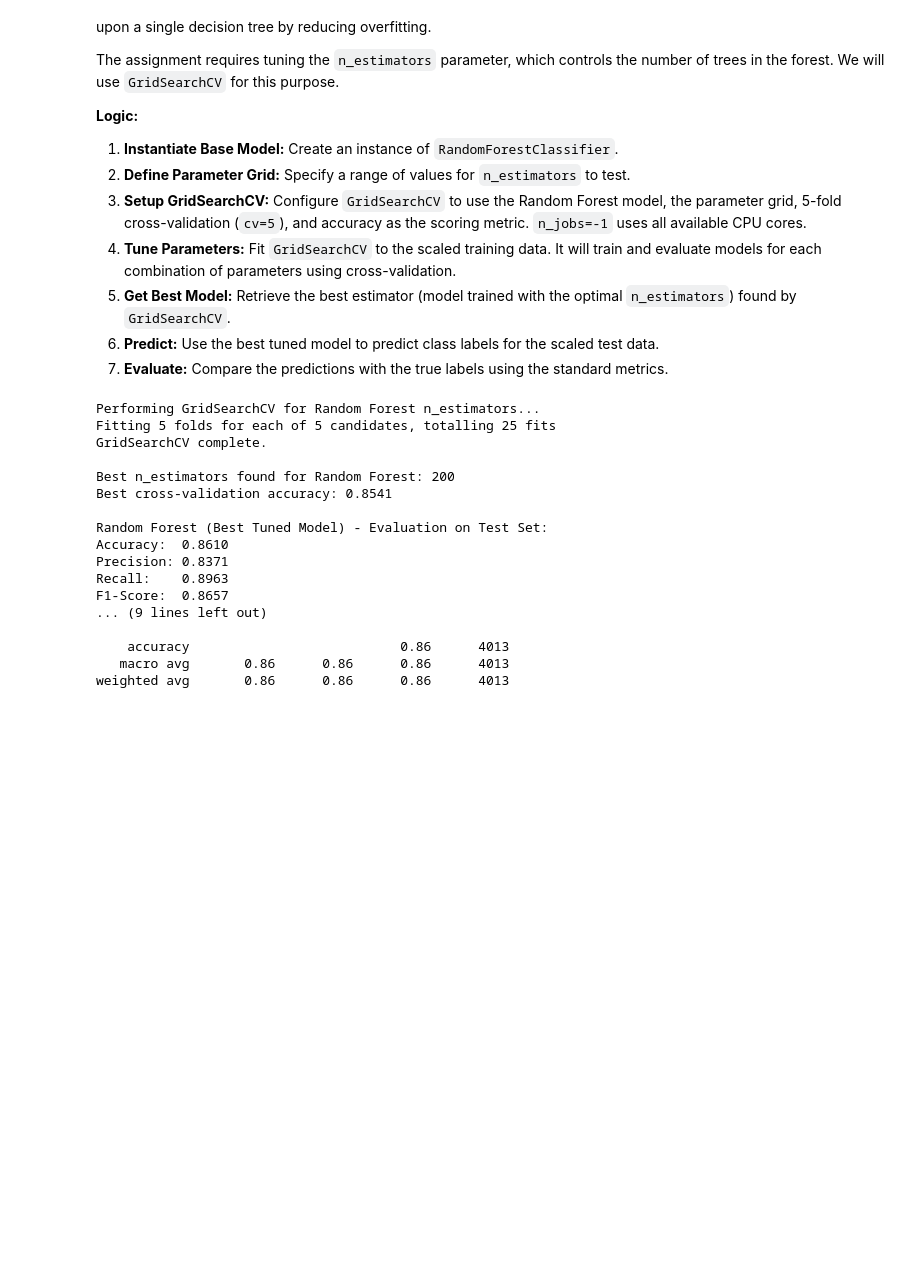
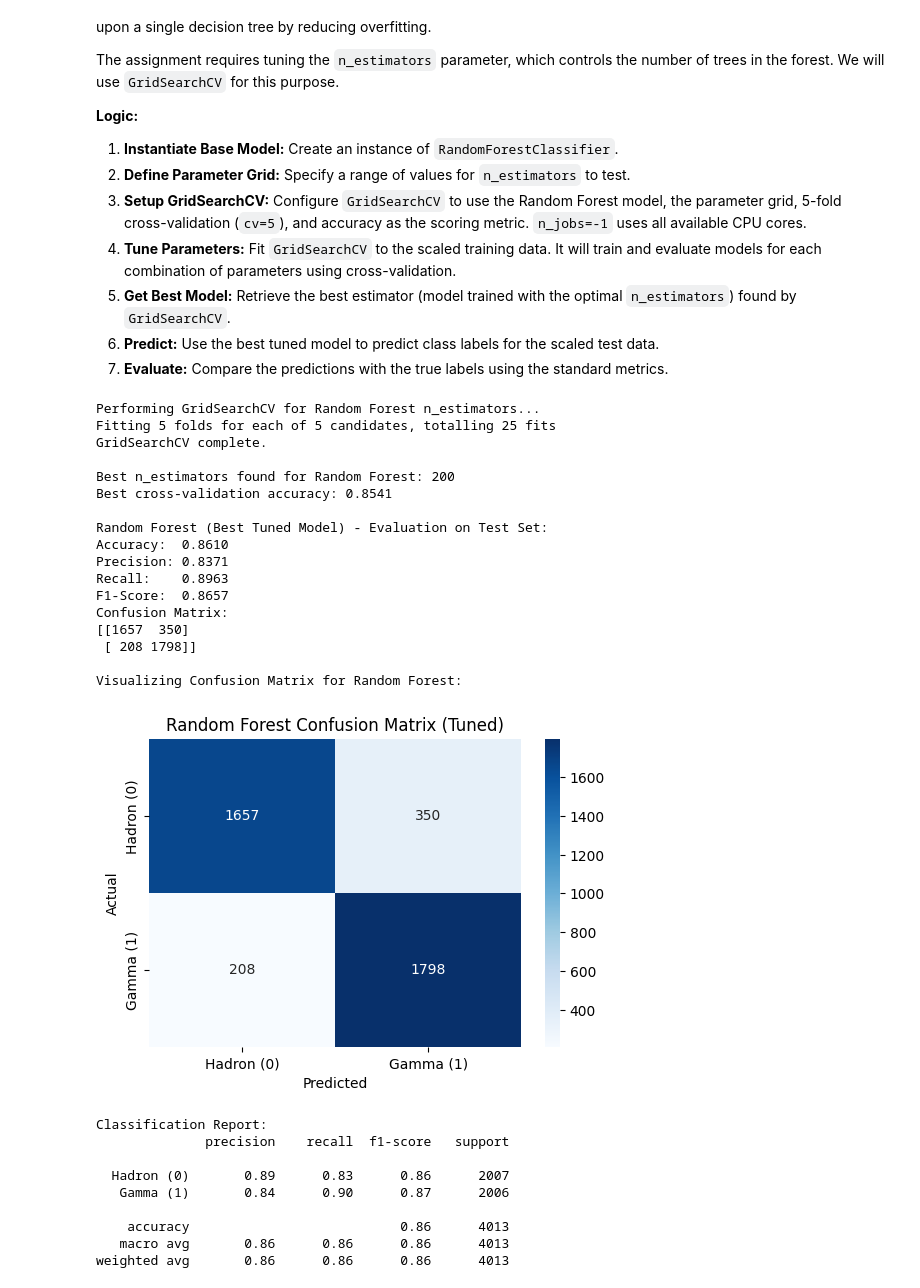
Before and after one commit to omar-El-Baz/Data-Classification, a Jupyter notebook: Niave Bayes.ipynb, the cells around one changed output. Cells and saved outputs as stored; diff of their text form; code cells hidden in the pictures; blank space fills up the shorter version.

```diff
--- a/Niave Bayes.ipynb
+++ b/Niave Bayes.ipynb
@@ -256,34 +279,54 @@ y_pred_rf = best_rf_model.predict(X_test_scaled)
 print("\nRandom Forest (Best Tuned Model) - Evaluation on Test Set:")
 rf_accuracy = accuracy_score(y_test, y_pred_rf)
 rf_precision = precision_score(y_test, y_pred_rf)
 rf_recall = recall_score(y_test, y_pred_rf)
 rf_f1 = f1_score(y_test, y_pred_rf)
 rf_cm = confusion_matrix(y_test, y_pred_rf)
 
 print(f"Accuracy:  {rf_accuracy:.4f}")
 print(f"Precision: {rf_precision:.4f}")
 print(f"Recall:    {rf_recall:.4f}")
 print(f"F1-Score:  {rf_f1:.4f}")
 print("Confusion Matrix:")
 print(rf_cm)
 
+print("\nVisualizing Confusion Matrix for Random Forest:")
+plt.figure(figsize=(6, 4))
+sns.heatmap(rf_cm, annot=True, fmt='d', cmap='Blues',
+            xticklabels=['Hadron (0)', 'Gamma (1)'],
+            yticklabels=['Hadron (0)', 'Gamma (1)'])
+plt.title('Random Forest Confusion Matrix (Tuned)')
+plt.ylabel('Actual')
+plt.xlabel('Predicted')
+plt.show()
+
 print("\nClassification Report:")
 print(classification_report(y_test, y_pred_rf, target_names=['Hadron (0)', 'Gamma (1)']))
 # %% [output]
 Performing GridSearchCV for Random Forest n_estimators...
 Fitting 5 folds for each of 5 candidates, totalling 25 fits
 GridSearchCV complete.
 
 Best n_estimators found for Random Forest: 200
 Best cross-validation accuracy: 0.8541
 
 Random Forest (Best Tuned Model) - Evaluation on Test Set:
 Accuracy:  0.8610
 Precision: 0.8371
 Recall:    0.8963
 F1-Score:  0.8657
-... (9 lines left out)
+Confusion Matrix:
+[[1657  350]
+ [ 208 1798]]
 
-    accuracy                           0.86      4013
-   macro avg       0.86      0.86      0.86      4013
-weighted avg       0.86      0.86      0.86      4013
+Visualizing Confusion Matrix for Random Forest:
+[figure, added]
+Classification Report:
+              precision    recall  f1-score   support
+
+  Hadron (0)       0.89      0.83      0.86      2007
+   Gamma (1)       0.84      0.90      0.87      2006
+
+    accuracy                           0.86      4013
+   macro avg       0.86      0.86      0.86      4013
+weighted avg       0.86      0.86      0.86      4013
```
Also changed, not shown: parts of 7 cells of this notebook.
